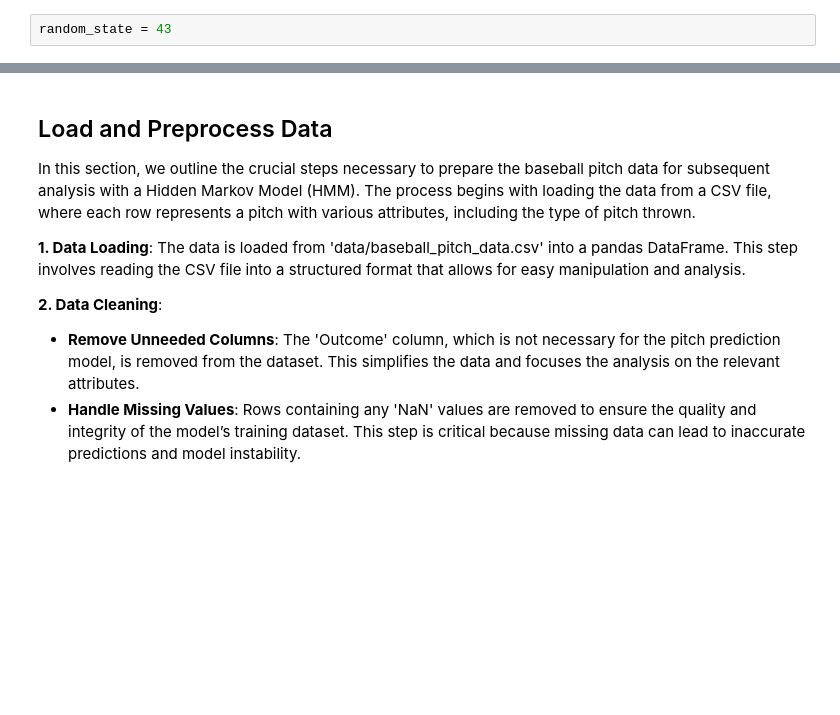
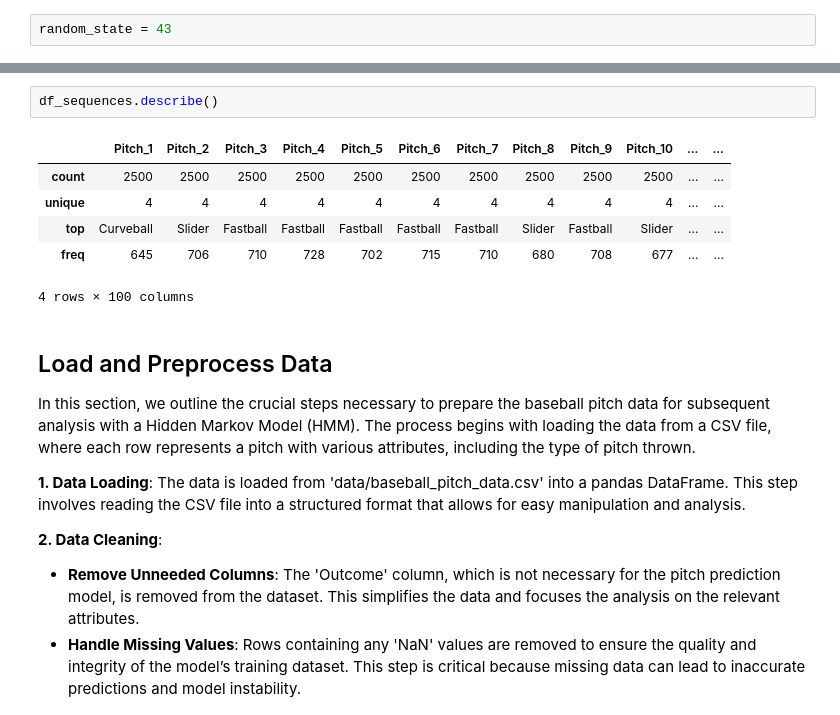
Before and after one commit to jman4162/Baseball-Pitch-Sequence-Prediction, a Jupyter notebook: HMM_Pitch_Predictor.ipynb, the cells around one changed output, grey strips where cells are left out. Cells and saved outputs as stored; diff of their text form; blank space fills up the shorter version.

```diff
--- a/HMM_Pitch_Predictor.ipynb
+++ b/HMM_Pitch_Predictor.ipynb
@@ -86,3 +200,12 @@ random_state = 43
+# %%
+df_sequences.describe()
+# %% [output]
+|  | Pitch_1 | Pitch_2 | Pitch_3 | Pitch_4 | Pitch_5 | Pitch_6 | Pitch_7 | Pitch_8 | Pitch_9 | Pitch_10 | ... | ... |
+| count | 2500 | 2500 | 2500 | 2500 | 2500 | 2500 | 2500 | 2500 | 2500 | 2500 | ... | ... |
+| unique | 4 | 4 | 4 | 4 | 4 | 4 | 4 | 4 | 4 | 4 | ... | ... |
+| top | Curveball | Slider | Fastball | Fastball | Fastball | Fastball | Fastball | Slider | Fastball | Slider | ... | ... |
+| freq | 645 | 706 | 710 | 728 | 702 | 715 | 710 | 680 | 708 | 677 | ... | ... |
+4 rows × 100 columns
 # %% [markdown]
 ## Load and Preprocess Data
 
```
Also changed, not shown: parts of 10 cells of this notebook.
